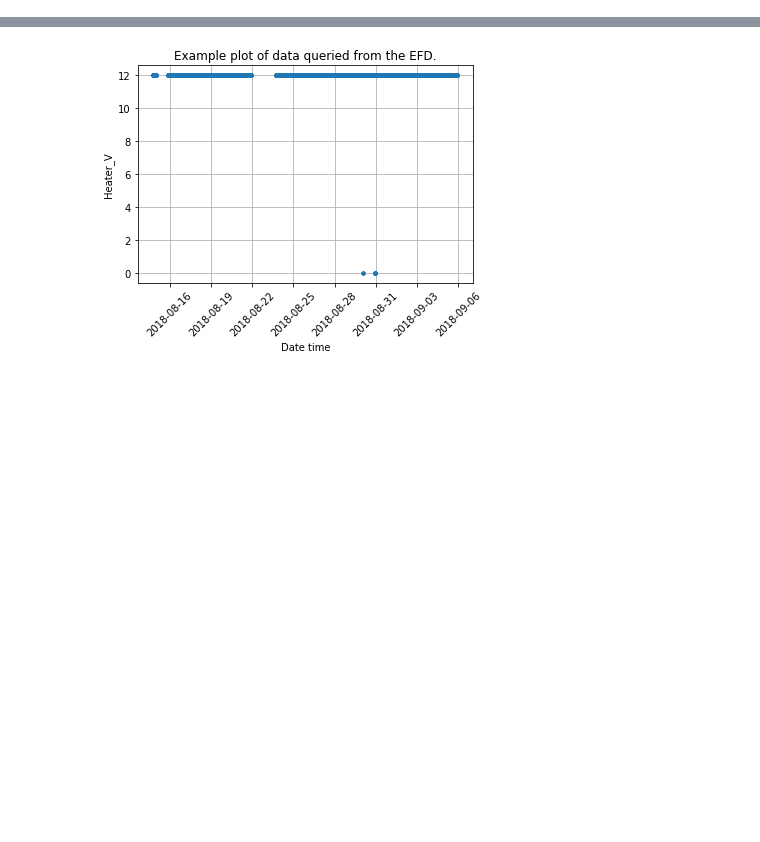
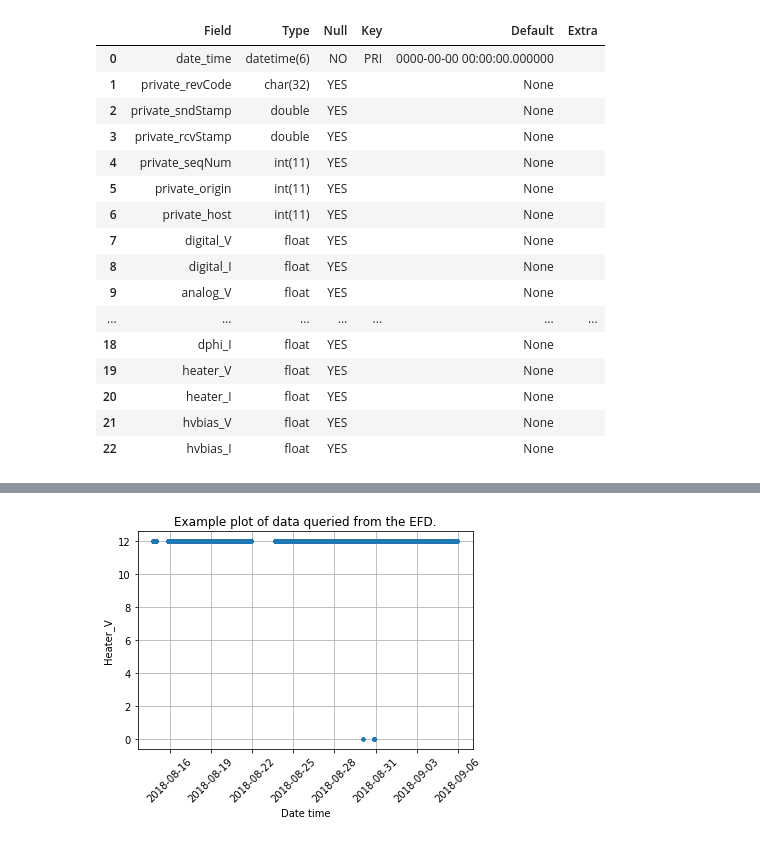
Before and after one commit to mareuter/notebooks, a Jupyter notebook: LSST/Systems_Engineering/Early_Integration_Activities/Plot_EFD.ipynb, the cells around one changed output, grey strips where cells are left out. Drawn from its saved outputs; the diff is of its cells as text; code cells hidden in the pictures; blank space fills up the shorter version.

Commit message:
Updating plot EFD notebook with table and column info getting.

```diff
--- a/LSST/Systems_Engineering/Early_Integration_Activities/Plot_EFD.ipynb
+++ b/LSST/Systems_Engineering/Early_Integration_Activities/Plot_EFD.ipynb
@@ -19 +32,23 @@ engine = create_engine('mysql+mysqldb://', creator=create_connection)
+# %%
+columns = pd.read_sql_query('describe {}'.format(table_name), engine)
+# %%
+columns
+# %% [output]
+|  | Field | Type | Null | Key | Default | Extra |
+| 0 | date_time | datetime(6) | NO | PRI | 0000-00-00 00:00:00.000000 |  |
+| 1 | private_revCode | char(32) | YES |  | None |  |
+| 2 | private_sndStamp | double | YES |  | None |  |
+| 3 | private_rcvStamp | double | YES |  | None |  |
+| 4 | private_seqNum | int(11) | YES |  | None |  |
+| 5 | private_origin | int(11) | YES |  | None |  |
+| 6 | private_host | int(11) | YES |  | None |  |
+| 7 | digital_V | float | YES |  | None |  |
+| 8 | digital_I | float | YES |  | None |  |
+| 9 | analog_V | float | YES |  | None |  |
+| ... | ... | ... | ... | ... | ... | ... |
+| 18 | dphi_I | float | YES |  | None |  |
+| 19 | heater_V | float | YES |  | None |  |
+| 20 | heater_I | float | YES |  | None |  |
+| 21 | hvbias_V | float | YES |  | None |  |
+| 22 | hvbias_I | float | YES |  | None |  |
 # %%
```
Also changed, not shown: parts of 5 cells of this notebook.
